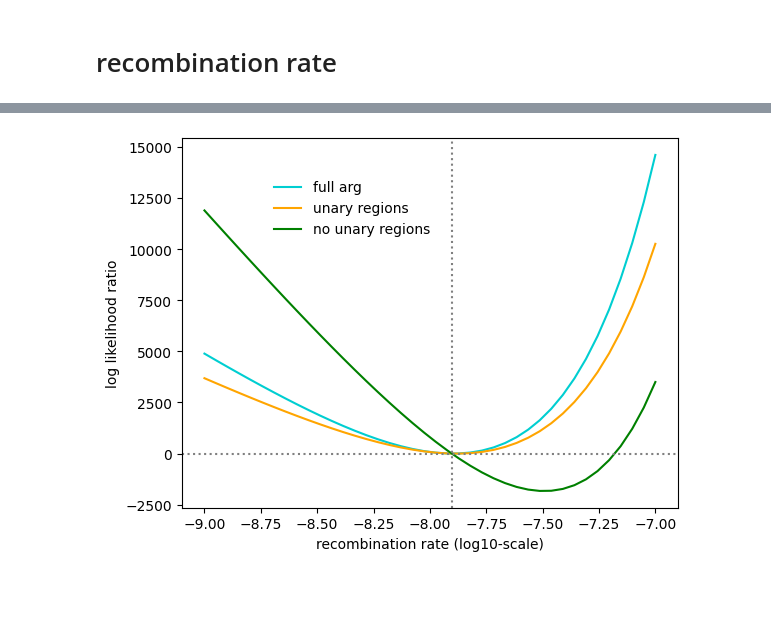
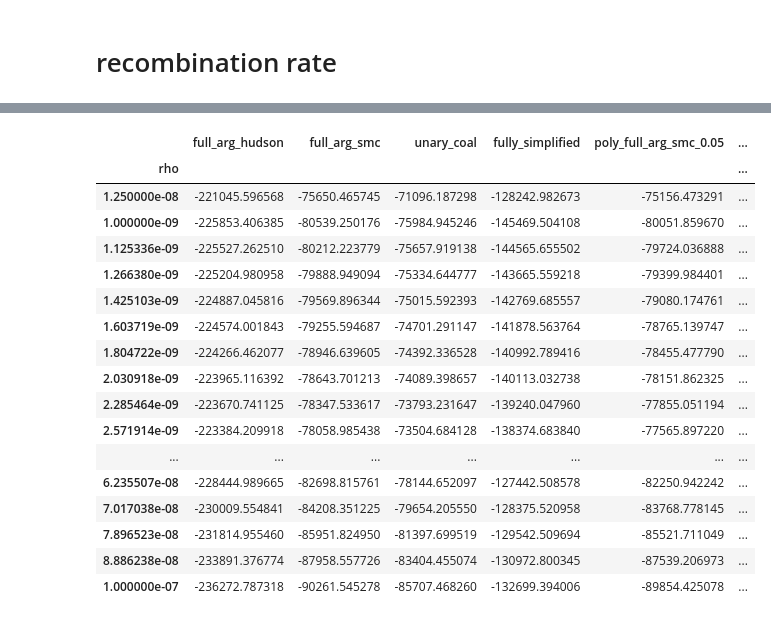
Before and after one commit to petrelharp/smc-bit-paper, a Jupyter notebook: figures/generate-figs/likelihood_surface.ipynb, the cells around one changed output, grey strips where cells are left out. Cells and saved outputs as stored; diff of their text form; code cells hidden in the pictures; blank space fills up the shorter version.

```diff
--- a/figures/generate-figs/likelihood_surface.ipynb
+++ b/figures/generate-figs/likelihood_surface.ipynb
@@ -102,0 +115,16 @@ ts_unary_poly = simplify_keeping_unary_in_coal(ts_unary_poly)
+# %%
+inputs = {
+    "full_arg_smc": full_arg,
+    "unary_coal": unary_coal,
+    "fully_simplified": fully_simplified
+}
+
+poly_inputs = {}
+rng = random.Random(42)
+for poly_frac in [0.05, 0.25]:
+    for name, ts in inputs.items():
+        tsp = remove_internal_nodes(ts, poly_frac, rng)
+        key = f"poly_{name}_{poly_frac}"
+        print(key, ts.num_edges, tsp.num_edges, sep="\t")
+        poly_inputs[key] = tsp
+        #dest[poly_fract] = tsp
@@ -183,13 +140,32 @@ re_rat = re_results - likelihood_true[:, np.newaxis]
-# %%
-colors = ['black', 'darkturquoise', 'orange', 'red', 'green']
-for i in [1,2,4]:
-    plt.plot(np.log10(re_range), -re_rat[i], label=labels[i], color=colors[i])
-plt.axvline(np.log10(REC), linestyle='dotted', color='gray')
-plt.axhline(0.00, linestyle='dotted', color='gray')
-#plt.ylim((0.975, 1.1))
-plt.legend(frameon=False, bbox_to_anchor=(0.525,0.7));
-plt.xlabel('recombination rate (log10-scale)')
-plt.ylabel('log likelihood ratio')
-#plt.savefig('re_liksurface.svg', bbox_inches='tight')
-# %% [output]
-[figure, removed]
+# %%
+data = []
+re_values = [REC] + list(np.logspace(-9, -7, num=40))
+
+for rho in tqdm(re_values):
+    ll = msprime.log_arg_likelihood(full_arg, rho, NE)
+    datum = {"rho": rho, "full_arg_hudson": ll}
+    for name, ts in {**inputs, **poly_inputs}.items():
+        datum[name] = liknb.log_likelihood(ts, rho, NE)
+    data.append(datum)
+# %%
+df = pd.DataFrame(data).set_index("rho")
+df
+# %% [output]
+|  | full_arg_hudson | full_arg_smc | unary_coal | fully_simplified | poly_full_arg_smc_0.05 | ... |
+| rho |  |  |  |  |  | ... |
+| 1.250000e-08 | -221045.596568 | -75650.465745 | -71096.187298 | -128242.982673 | -75156.473291 | ... |
+| 1.000000e-09 | -225853.406385 | -80539.250176 | -75984.945246 | -145469.504108 | -80051.859670 | ... |
+| 1.125336e-09 | -225527.262510 | -80212.223779 | -75657.919138 | -144565.655502 | -79724.036888 | ... |
+| 1.266380e-09 | -225204.980958 | -79888.949094 | -75334.644777 | -143665.559218 | -79399.984401 | ... |
+| 1.425103e-09 | -224887.045816 | -79569.896344 | -75015.592393 | -142769.685557 | -79080.174761 | ... |
+| 1.603719e-09 | -224574.001843 | -79255.594687 | -74701.291147 | -141878.563764 | -78765.139747 | ... |
+| 1.804722e-09 | -224266.462077 | -78946.639605 | -74392.336528 | -140992.789416 | -78455.477790 | ... |
+| 2.030918e-09 | -223965.116392 | -78643.701213 | -74089.398657 | -140113.032738 | -78151.862325 | ... |
+| 2.285464e-09 | -223670.741125 | -78347.533617 | -73793.231647 | -139240.047960 | -77855.051194 | ... |
+| 2.571914e-09 | -223384.209918 | -78058.985438 | -73504.684128 | -138374.683840 | -77565.897220 | ... |
+| ... | ... | ... | ... | ... | ... | ... |
+| 6.235507e-08 | -228444.989665 | -82698.815761 | -78144.652097 | -127442.508578 | -82250.942242 | ... |
+| 7.017038e-08 | -230009.554841 | -84208.351225 | -79654.205550 | -128375.520958 | -83768.778145 | ... |
+| 7.896523e-08 | -231814.955460 | -85951.824950 | -81397.699519 | -129542.509694 | -85521.711049 | ... |
+| 8.886238e-08 | -233891.376774 | -87958.557726 | -83404.455074 | -130972.800345 | -87539.206973 | ... |
+| 1.000000e-07 | -236272.787318 | -90261.545278 | -85707.468260 | -132699.394006 | -89854.425078 | ... |
```
Also changed, not shown: parts of 25 cells of this notebook, 5 other files.
